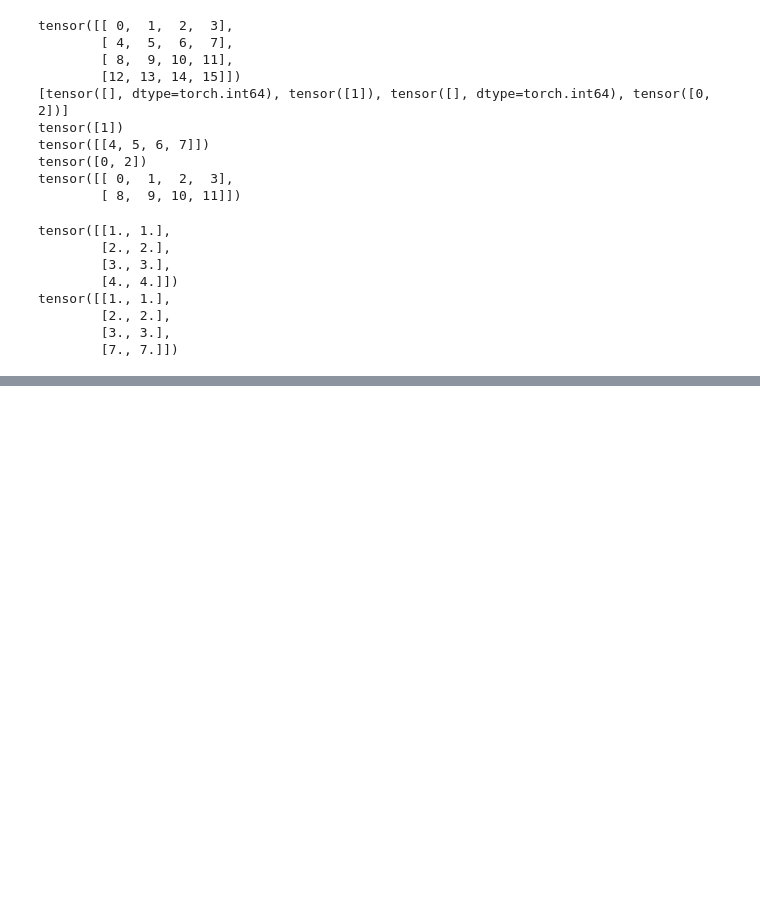
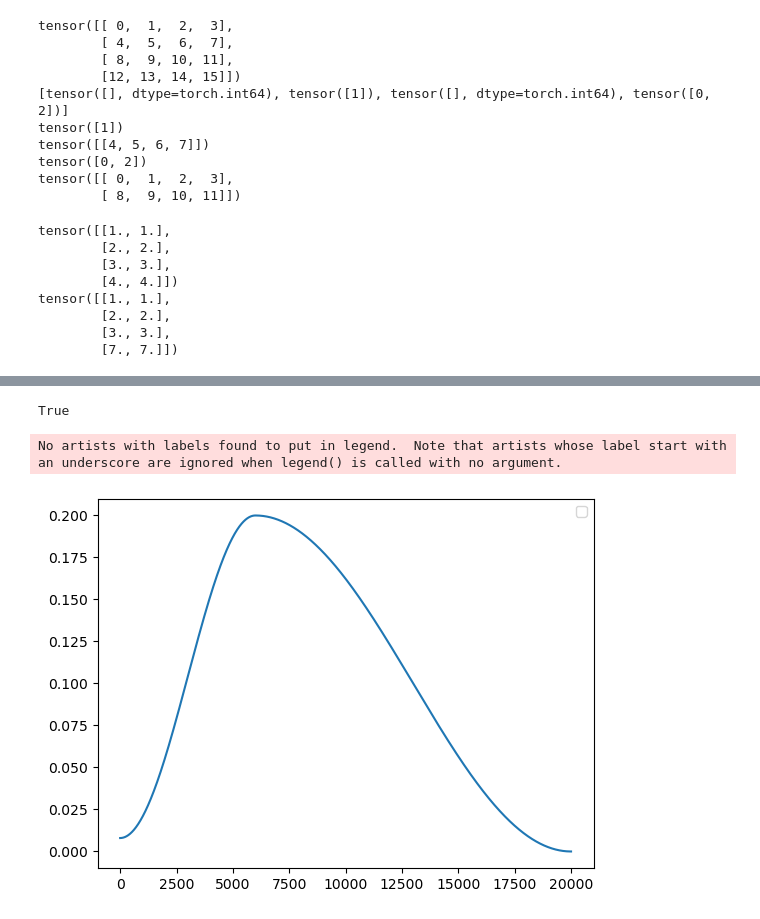
Before and after one commit to whybear0510/aegnn, a Jupyter notebook: scratch.ipynb, the cells around one changed output, grey strips where cells are left out. Saved outputs shown, nothing was run; the diff lists cells and outputs as text; code cells hidden in the pictures; blank space fills up the shorter version.

```diff
--- a/scratch.ipynb
+++ b/scratch.ipynb
@@ -2083,0 +2261,28 @@ tensor([[1., 1.],
+# %%
+print(isinstance(my1, MessagePassing))
+# %% [output]
+True
+# %%
+import torch
+from torchvision.models import AlexNet
+import matplotlib.pyplot as plt
+
+steps = []
+lrs = []
+model = AlexNet(num_classes=2)
+lr = 0.1
+optimizer = torch.optim.SGD(model.parameters(), lr=lr, momentum=0.9)
+scheduler = torch.optim.lr_scheduler.OneCycleLR(optimizer,max_lr=lr*2, anneal_strategy='cos', epochs=100, steps_per_epoch=200)
+for epoch in range(100):
+    for batch in range(200):
+        scheduler.step()
+        lrs.append(scheduler.get_last_lr()[0])
+        steps.append(epoch * 200 + batch)
+
+plt.figure()
+plt.legend()
+plt.plot(steps, lrs, label='OneCycle')
+plt.show()
+# %% [output]
+No artists with labels found to put in legend.  Note that artists whose label start with an underscore are ignored when legend() is called with no argument.
+[figure, added]
```
Also changed, not shown: parts of 5 cells of this notebook, 9 other files.
